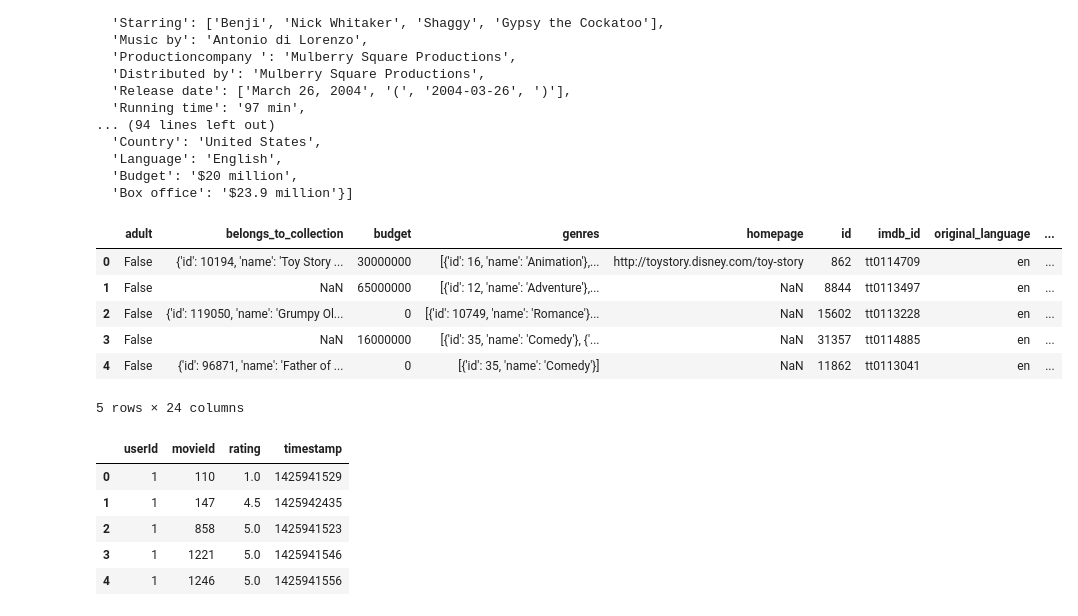
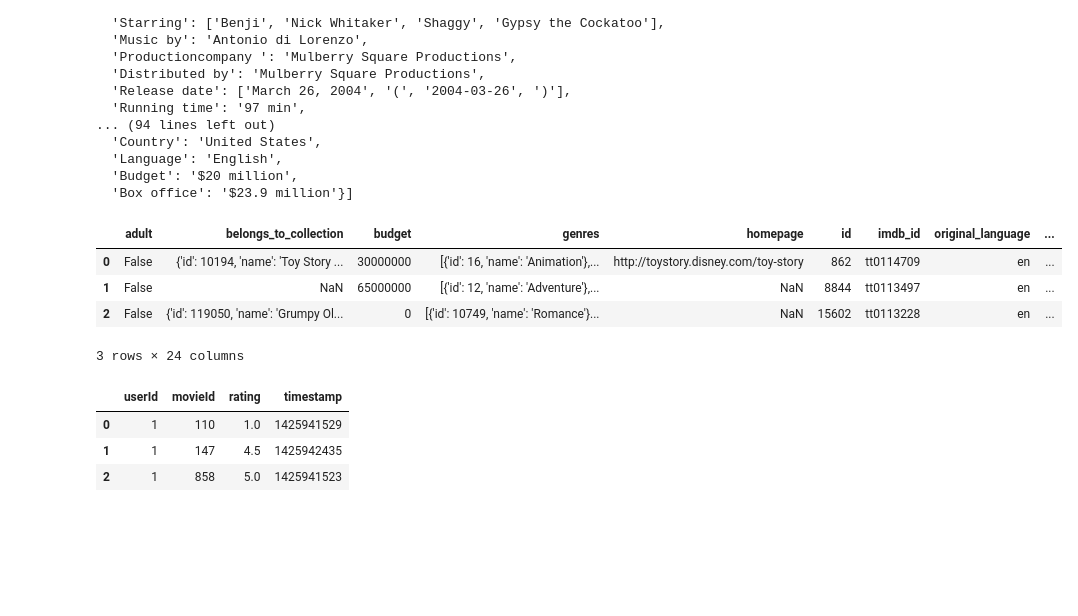
Before and after one commit to Baylex/Movies-ETL, a Jupyter notebook: Extract.ipynb, the cells around one changed output. Cells and saved outputs as stored; diff of their text form; code cells hidden in the pictures; blank space fills up the shorter version.

```diff
--- a/Extract.ipynb
+++ b/Extract.ipynb
@@ -85,24 +85,20 @@ ratings_csv = os.path.join("Resources", "ratings.csv")
 kaggle_metadata = pd.read_csv(movies_csv, low_memory=False)
 ratings = pd.read_csv(ratings_csv)
 # %%
-kaggle_metadata.head()
+kaggle_metadata.head(3)
 # %% [output]
 |  | adult | belongs_to_collection | budget | genres | homepage | id | imdb_id | original_language | ... |
 | 0 | False | {'id': 10194, 'name': 'Toy Story ... | 30000000 | [{'id': 16, 'name': 'Animation'},... | http://toystory.disney.com/toy-story | 862 | tt0114709 | en | ... |
 | 1 | False | NaN | 65000000 | [{'id': 12, 'name': 'Adventure'},... | NaN | 8844 | tt0113497 | en | ... |
 | 2 | False | {'id': 119050, 'name': 'Grumpy Ol... | 0 | [{'id': 10749, 'name': 'Romance'}... | NaN | 15602 | tt0113228 | en | ... |
-| 3 | False | NaN | 16000000 | [{'id': 35, 'name': 'Comedy'}, {'... | NaN | 31357 | tt0114885 | en | ... |
-| 4 | False | {'id': 96871, 'name': 'Father of ... | 0 | [{'id': 35, 'name': 'Comedy'}] | NaN | 11862 | tt0113041 | en | ... |
-5 rows × 24 columns
+3 rows × 24 columns
 # %%
-ratings.head()
+ratings.head(3)
 # %% [output]
 |  | userId | movieId | rating | timestamp |
 | 0 | 1 | 110 | 1.0 | 1425941529 |
 | 1 | 1 | 147 | 4.5 | 1425942435 |
 | 2 | 1 | 858 | 5.0 | 1425941523 |
-| 3 | 1 | 1221 | 5.0 | 1425941546 |
-| 4 | 1 | 1246 | 5.0 | 1425941556 |
 # %%
 ratings.sample(n=5)
 # %% [output]
```
Also changed, not shown: parts of 29 cells of this notebook.
